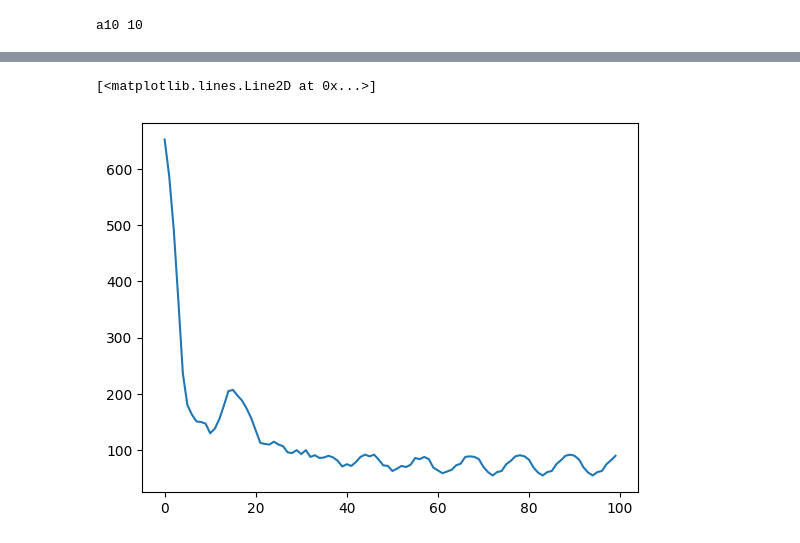
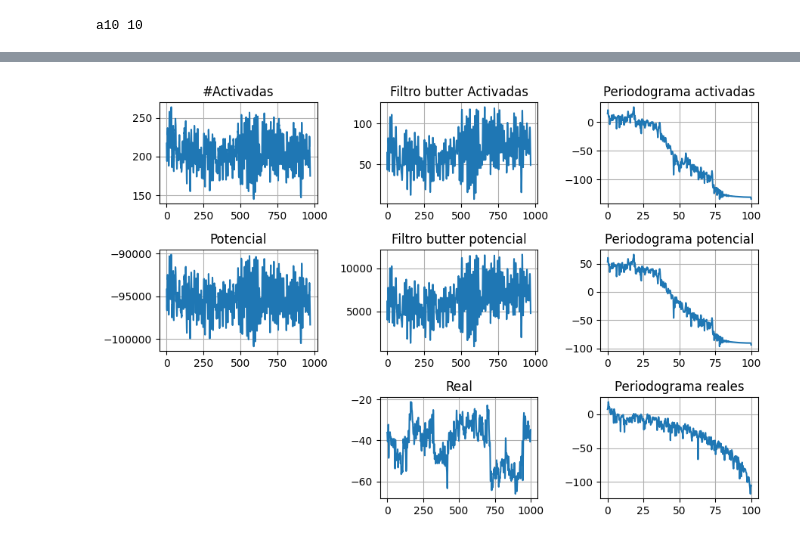
Before and after one commit to juanmillan03/Tesis-CA, a Jupyter notebook: Codigos/V5_G(NP)_python/main.ipynb, the cells around one changed output, grey strips where cells are left out. Cells and saved outputs as stored; diff of their text form; code cells hidden in the pictures.

```diff
--- a/Codigos/V5_G(NP)_python/main.ipynb
+++ b/Codigos/V5_G(NP)_python/main.ipynb
@@ -110,6 +111,7 @@ print(f"a{10} { 10}")
 # %% [output]
 a10 10
 # %%
+
 class EGG:
     def __init__(self, L, P, inhibidoras,  trest, trelative,  alpha, tmax, type_matrix):
         self.L=L
@@ -121,24 +123,30 @@ class EGG:
         self.Alpha = alpha  # Velocity in y direction
         self.L2 = L * L  # Distribution functions
         self.t_matrix=type_matrix
+        self.data = np.zeros([tmax,2])  # Lista para almacenar los datos de salida
+
     def cpp(self):
         # Compilación del programa
         resultado_compilacion = subprocess.run("g++ -O3 main.cpp Matrix_conect.cpp -o main", shell=True, stdout=subprocess.PIPE, stderr=subprocess.PIPE, text=True)
-
         if resultado_compilacion.returncode != 0:
             print("Error durante la compilación:")
             print(resultado_compilacion.stderr)
             return
 
-        # Ejecución del programa compilado y redirección de salida
-        resultado_ejecucion = subprocess.run(f"./main {self.L} {self.P} {self.inh} {self.Trest} {self.Trelative} {self.Alpha} {self.tmax} {self.t_matrix} > data.dat", shell=True, stdout=subprocess.PIPE, stderr=subprocess.PIPE, text=True)
+        # Ejecución del programa compilado y captura de salida
+        resultado_ejecucion = subprocess.run(f"./main {self.L} {self.P} {self.inh} {self.Trest} {self.Trelative} {self.Alpha} {self.tmax} {self.t_matrix}", shell=True, stdout=subprocess.PIPE, stderr=subprocess.PIPE, text=True)
 
         if resultado_ejecucion.returncode != 0:
             print("Error durante la ejecución:")
             print(resultado_ejecucion.stderr)
         else:
-            print("Datos guardados correctamente en data.dat.")
+            lines = resultado_ejecucion.stdout.split('\n')
+            for i in range (len(lines)-1):
+                columns = lines[i].split()
+                self.data[i,0]=columns[0]
+                self.data[i,1]=columns[1]
 # %%
 #######L,P,inh,trest,trelative,Ch, Time, type
-F1=EGG(400,0.01,0.5,2,3,0.1,100,1)
+F1=EGG(40,0.01,0.5,1,2,0.1,1000,1)
 F1.cpp()
+F1.data
@@ -186,6 +200,49 @@ ValueError: noverlap must be less than nperseg.
-# %%
-
-plt.plot(F1.datos[:,0])
-# %% [output]
-[<matplotlib.lines.Line2D at 0x...>]
-[figure, removed]
+# %%
+fig = plt.figure(figsize=(9, 6),num=f"L{F1.L}p{F1.P}in{F1.inh}tr{F1.Trest}te{F1.Trelative}")
+
+plt.subplot(3, 3, 1)
+plt.plot(data[30:,0], label='# Activadas')
+plt.title("#Activadas")
+plt.grid()
+
+plt.subplot(3, 3, 4)
+plt.plot(data[30:,1], label='Potencial')
+plt.title("Potencial")
+plt.grid()
+
+
+plt.subplot(3, 3, 2)
+plt.plot(filtered_data_a, label='Filtro butter Activadas')
+plt.title("Filtro butter Activadas")
+plt.grid()
+
+
+plt.subplot(3, 3, 5)
+plt.plot(filtered_data_b, label='Filtro butter potencial')
+plt.title("Filtro butter potencial")
+plt.grid()
+
+plt.subplot(3, 3, 3)
+plt.plot(frequencies_a, alplitud_a, label='Potencial')
+plt.title("Periodograma activadas")
+plt.grid()
+
+plt.subplot(3, 3, 6)
+plt.plot(frequencies_b, alplitud_b, label='Potencial')
+plt.title("Periodograma potencial")
+plt.grid()
+
+plt.subplot(3, 3, 8)
+plt.plot(reales, label='reales')
+plt.title("Real")
+plt.grid()
+
+plt.subplot(3, 3, 9)
+plt.plot(f_reales, alplitud_rea, label='real')
+plt.title("Periodograma reales")
+plt.grid()
+
+
+plt.tight_layout()
+# %% [output]
+[figure, added]
```
Also changed, not shown: parts of 3 cells of this notebook, 2 other files.
